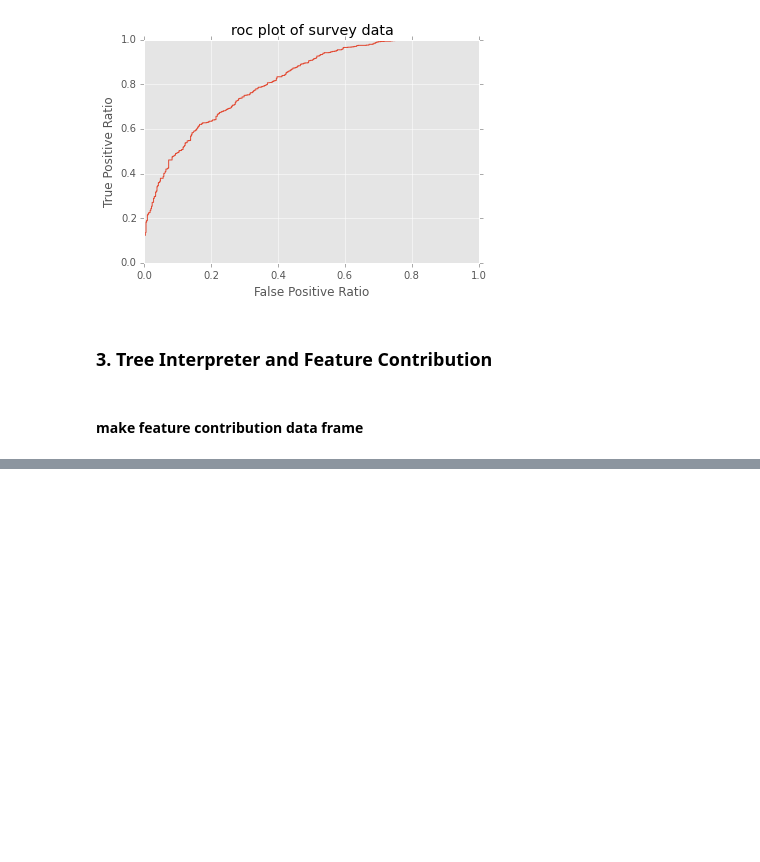
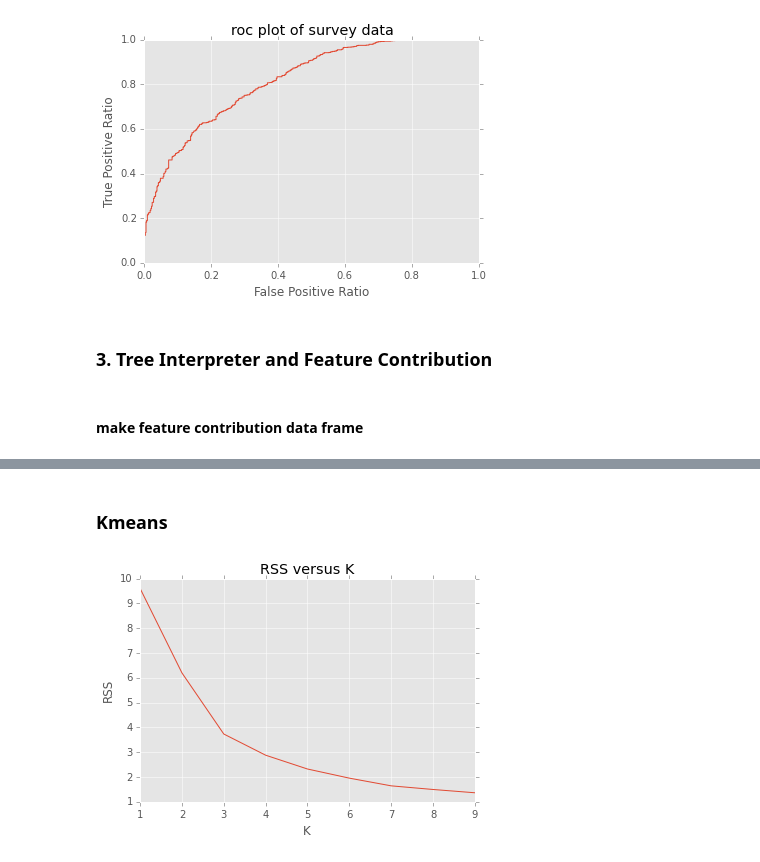
Before and after one commit to banjopickin/women_workforce, a Jupyter notebook: grid_fc.ipynb, the cells around one changed output, grey strips where cells are left out. Saved outputs shown, nothing was run; the diff lists cells and outputs as text; code cells hidden in the pictures; blank space fills up the shorter version.

```diff
--- a/grid_fc.ipynb
+++ b/grid_fc.ipynb
@@ -244,0 +188,9 @@ polviews -0.0
+# %%
+pca = PCA(n_components=3)
+fc_pca = pca.fit_transform(fc_pca.values)
+# %% [markdown]
+### Kmeans
+# %%
+plot_kmean(fc_pca,10)
+# %% [output]
+[figure, added]
```
Also changed, not shown: parts of 38 cells of this notebook, 1 other file.
